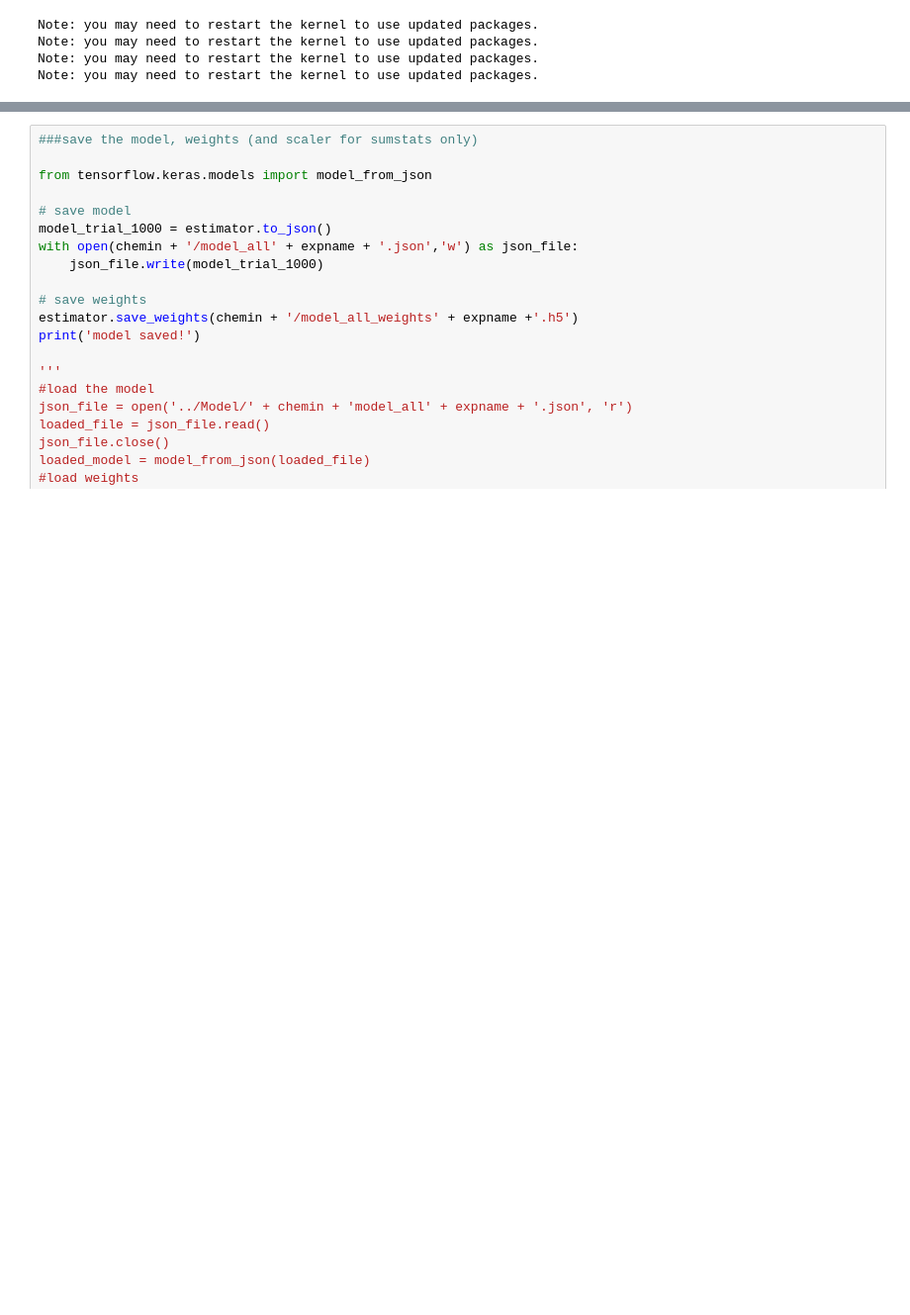
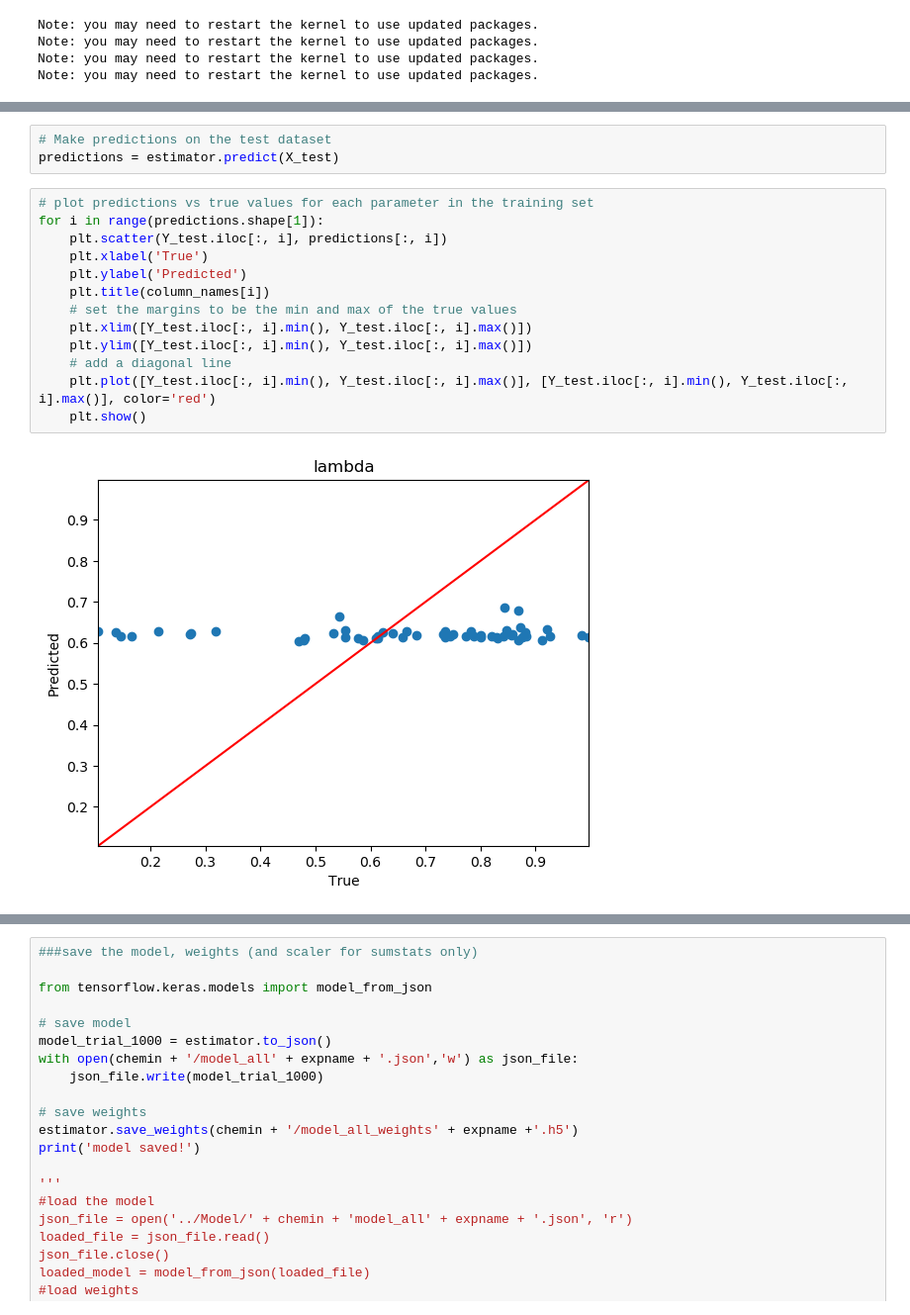
Before and after one commit to Mattia-Colbertaldo/PhyloML, a Jupyter notebook: AllModels.ipynb, the cells around one changed output, grey strips where cells are left out. Shown at 99% size. Saved outputs shown, nothing was run; the diff lists cells and outputs as text; blank space fills up the shorter version.

```diff
--- a/AllModels.ipynb
+++ b/AllModels.ipynb
@@ -544,0 +560,18 @@ KeyboardInterrupt:
+# %%
+# Make predictions on the test dataset
+predictions = estimator.predict(X_test)
+# %%
+# plot predictions vs true values for each parameter in the training set
+for i in range(predictions.shape[1]):
+    plt.scatter(Y_test.iloc[:, i], predictions[:, i])
+    plt.xlabel('True')
+    plt.ylabel('Predicted')
+    plt.title(column_names[i])
+    # set the margins to be the min and max of the true values
+    plt.xlim([Y_test.iloc[:, i].min(), Y_test.iloc[:, i].max()])
+    plt.ylim([Y_test.iloc[:, i].min(), Y_test.iloc[:, i].max()])
+    # add a diagonal line
+    plt.plot([Y_test.iloc[:, i].min(), Y_test.iloc[:, i].max()], [Y_test.iloc[:, i].min(), Y_test.iloc[:, i].max()], color='red')
+    plt.show()
+# %% [output]
+[figure, added]
```
Also changed, not shown: parts of 26 cells of this notebook, 3 other files.
